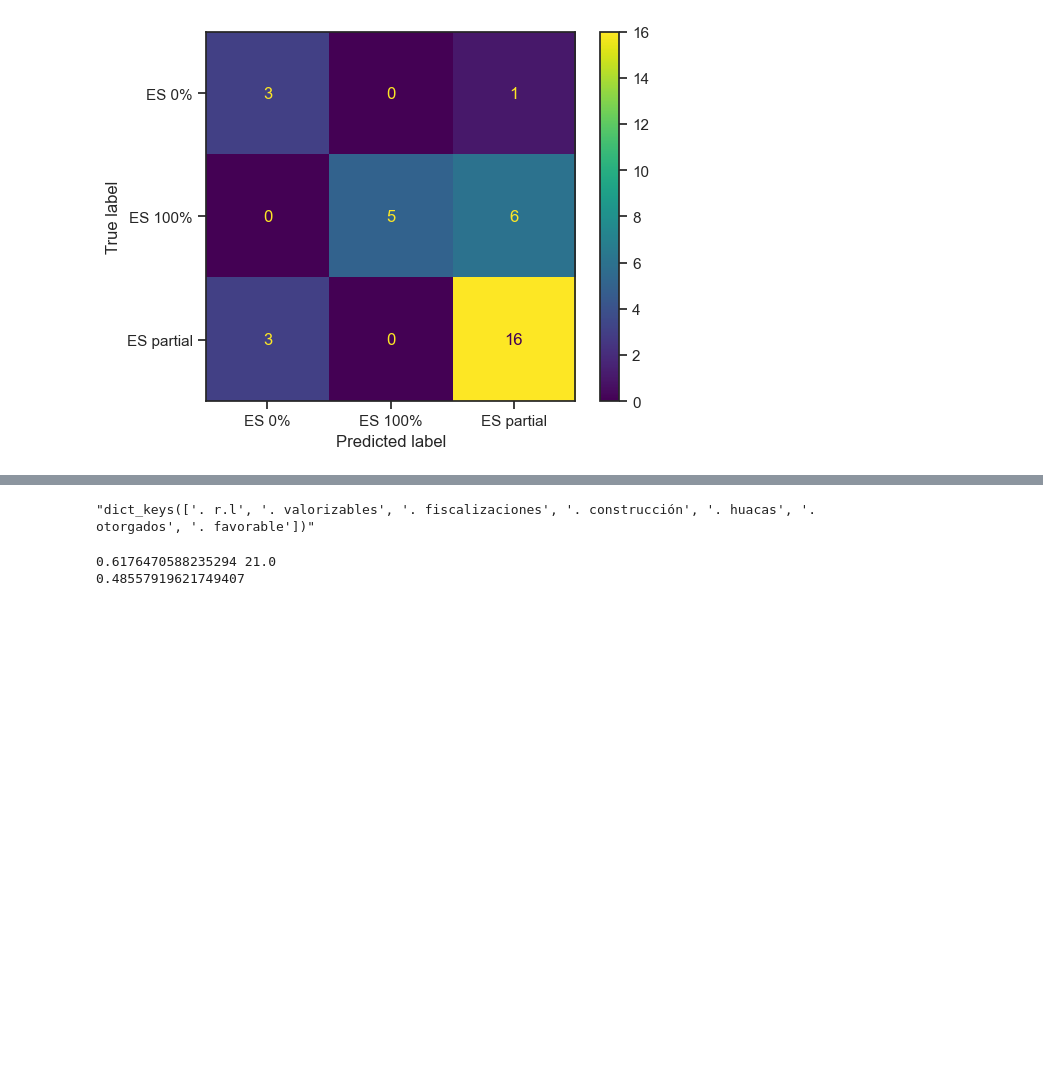
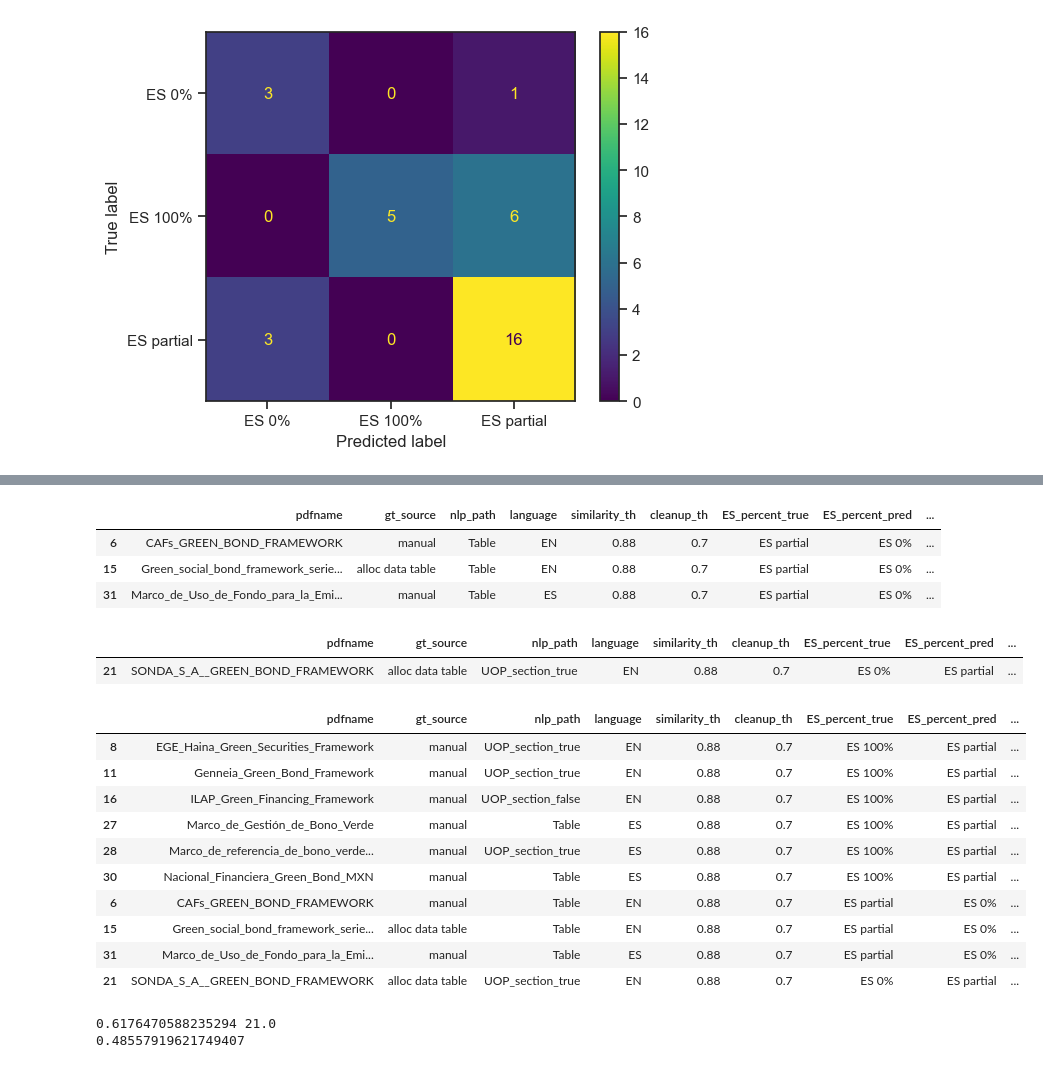
Before and after one commit to emw9805-notabot/ADSCert_project_Watson, a Jupyter notebook: Eval_metrics_V4.ipynb, the cells around one changed output, grey strips where cells are left out. Drawn from its saved outputs; the diff is of its cells as text; code cells hidden in the pictures; blank space fills up the shorter version.

```diff
--- a/Eval_metrics_V4.ipynb
+++ b/Eval_metrics_V4.ipynb
@@ -537,7 +493,43 @@ UOP_Words_csv_v5
-# %%
-UOP_Words_csv_v5.iloc[14].loc['environmentally_sustainable_management_of_living_natural_resources_and_land_use']
-# %% [output]
-"dict_keys(['. r.l', '. valorizables', '. fiscalizaciones', '. construcción', '. huacas', '. otorgados', '. favorable'])"
+# %%
+# breakdown of ES partials FNs
+trues = conf_mtrx_df_v6['ES_percent_true'] == 'ES partial'
+preds = conf_mtrx_df_v6['ES_percent_pred'] == 'ES 0%'
+
+ES_partial_FNs = conf_mtrx_df_v6[trues & preds]
+ES_partial_FNs
+# %% [output]
+|  | pdfname | gt_source | nlp_path | language | similarity_th | cleanup_th | ES_percent_true | ES_percent_pred | ... |
+| 6 | CAFs_GREEN_BOND_FRAMEWORK | manual | Table | EN | 0.88 | 0.7 | ES partial | ES 0% | ... |
+| 15 | Green_social_bond_framework_serie... | alloc data table | Table | EN | 0.88 | 0.7 | ES partial | ES 0% | ... |
+| 31 | Marco_de_Uso_de_Fondo_para_la_Emi... | manual | Table | ES | 0.88 | 0.7 | ES partial | ES 0% | ... |
+# %%
+# breakdown of ES 0% FNs
+trues = conf_mtrx_df_v6['ES_percent_true'] == 'ES 0%'
+preds = conf_mtrx_df_v6['ES_percent_pred'] == 'ES partial'
+
+ES_0_FNs = conf_mtrx_df_v6[trues & preds]
+ES_0_FNs
+# %% [output]
+|  | pdfname | gt_source | nlp_path | language | similarity_th | cleanup_th | ES_percent_true | ES_percent_pred | ... |
+| 21 | SONDA_S_A__GREEN_BOND_FRAMEWORK | alloc data table | UOP_section_true | EN | 0.88 | 0.7 | ES 0% | ES partial | ... |
+# %%
+# concatenate the false neg DFs into one DF then append the si dictionaries for further investigation
+
+frames = [ES_100_FNs, ES_partial_FNs, ES_0_FNs]
+false_negs_V6 = pd.concat(frames)
+false_negs_V6
+# %% [output]
+|  | pdfname | gt_source | nlp_path | language | similarity_th | cleanup_th | ES_percent_true | ES_percent_pred | ... |
+| 8 | EGE_Haina_Green_Securities_Framework | manual | UOP_section_true | EN | 0.88 | 0.7 | ES 100% | ES partial | ... |
+| 11 | Genneia_Green_Bond_Framework | manual | UOP_section_true | EN | 0.88 | 0.7 | ES 100% | ES partial | ... |
+| 16 | ILAP_Green_Financing_Framework | manual | UOP_section_false | EN | 0.88 | 0.7 | ES 100% | ES partial | ... |
+| 27 | Marco_de_Gestión_de_Bono_Verde | manual | Table | ES | 0.88 | 0.7 | ES 100% | ES partial | ... |
+| 28 | Marco_de_referencia_de_bono_verde... | manual | UOP_section_true | ES | 0.88 | 0.7 | ES 100% | ES partial | ... |
+| 30 | Nacional_Financiera_Green_Bond_MXN | manual | Table | ES | 0.88 | 0.7 | ES 100% | ES partial | ... |
+| 6 | CAFs_GREEN_BOND_FRAMEWORK | manual | Table | EN | 0.88 | 0.7 | ES partial | ES 0% | ... |
+| 15 | Green_social_bond_framework_serie... | alloc data table | Table | EN | 0.88 | 0.7 | ES partial | ES 0% | ... |
+| 31 | Marco_de_Uso_de_Fondo_para_la_Emi... | manual | Table | ES | 0.88 | 0.7 | ES partial | ES 0% | ... |
+| 21 | SONDA_S_A__GREEN_BOND_FRAMEWORK | alloc data table | UOP_section_true | EN | 0.88 | 0.7 | ES 0% | ES partial | ... |
 # %%
 # accuracy metrix - V4 sim TH = 0.65
 
```
Also changed, not shown: parts of 6 cells of this notebook, 3 other files.
